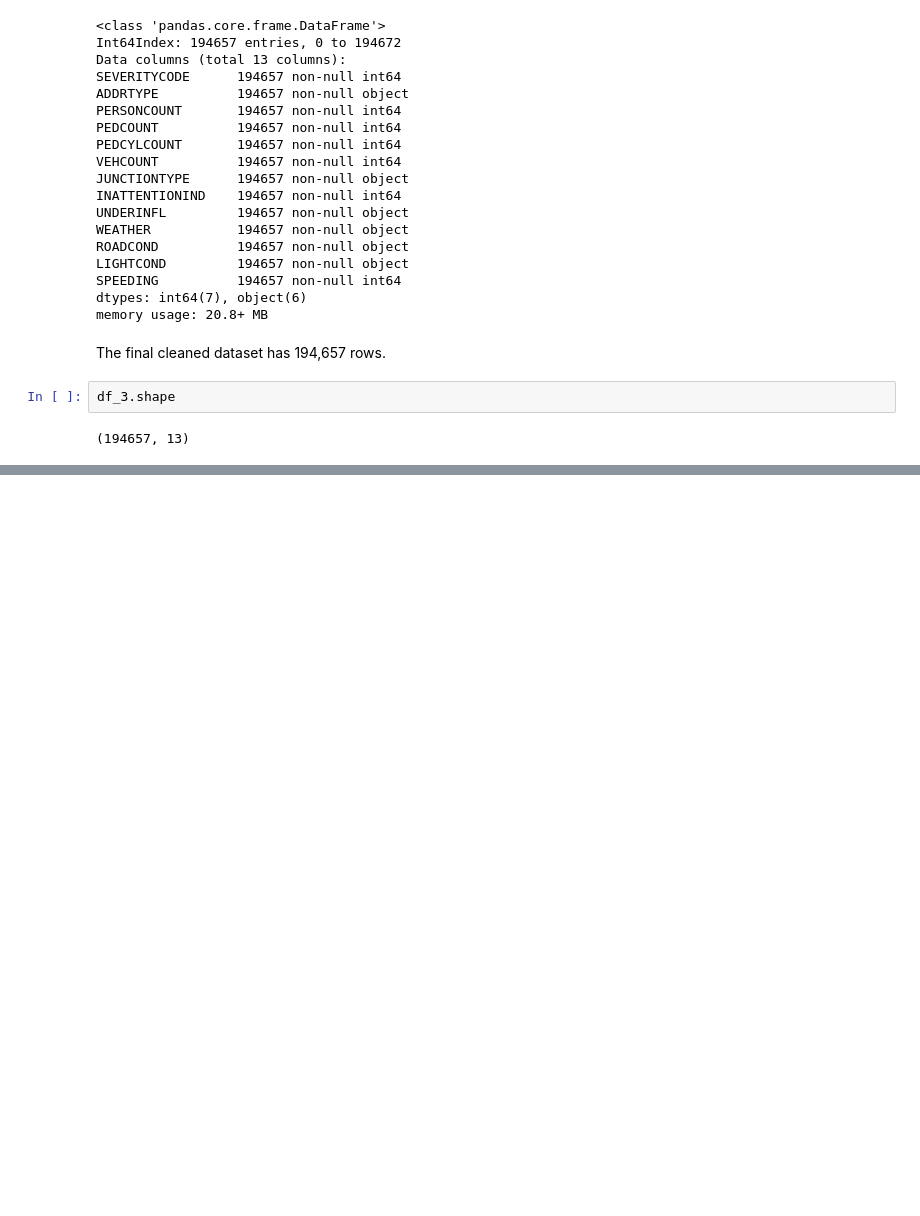
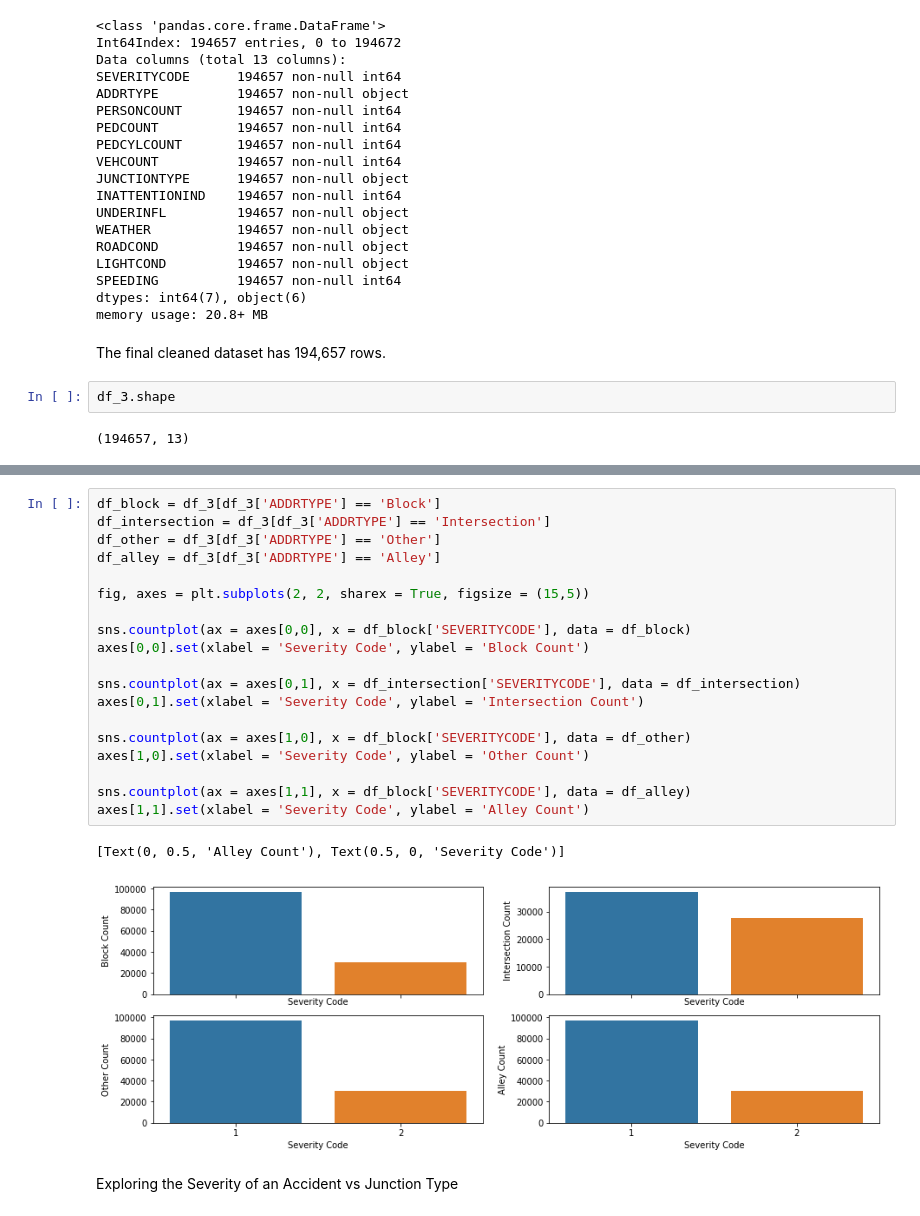
Before and after one commit to olsonc1056/Coursera_Capstone, a Jupyter notebook: Capstone Project.ipynb, the cells around one changed output, grey strips where cells are left out. Cells and saved outputs as stored; diff of their text form; blank space fills up the shorter version.

```diff
--- a/Capstone Project.ipynb
+++ b/Capstone Project.ipynb
@@ -593,0 +603,24 @@ df_3.shape
+# %%
+df_block = df_3[df_3['ADDRTYPE'] == 'Block']
+df_intersection = df_3[df_3['ADDRTYPE'] == 'Intersection']
+df_other = df_3[df_3['ADDRTYPE'] == 'Other']
+df_alley = df_3[df_3['ADDRTYPE'] == 'Alley']
+
+fig, axes = plt.subplots(2, 2, sharex = True, figsize = (15,5))
+
+sns.countplot(ax = axes[0,0], x = df_block['SEVERITYCODE'], data = df_block)
+axes[0,0].set(xlabel = 'Severity Code', ylabel = 'Block Count')
+
+sns.countplot(ax = axes[0,1], x = df_intersection['SEVERITYCODE'], data = df_intersection)
+axes[0,1].set(xlabel = 'Severity Code', ylabel = 'Intersection Count')
+
+sns.countplot(ax = axes[1,0], x = df_block['SEVERITYCODE'], data = df_other)
+axes[1,0].set(xlabel = 'Severity Code', ylabel = 'Other Count')
+
+sns.countplot(ax = axes[1,1], x = df_block['SEVERITYCODE'], data = df_alley)
+axes[1,1].set(xlabel = 'Severity Code', ylabel = 'Alley Count')
+# %% [output]
+[Text(0, 0.5, 'Alley Count'), Text(0.5, 0, 'Severity Code')]
+[figure, added]
+# %% [markdown]
+Exploring the Severity of an Accident vs Junction Type
```
Also changed, not shown: parts of 91 cells of this notebook.
